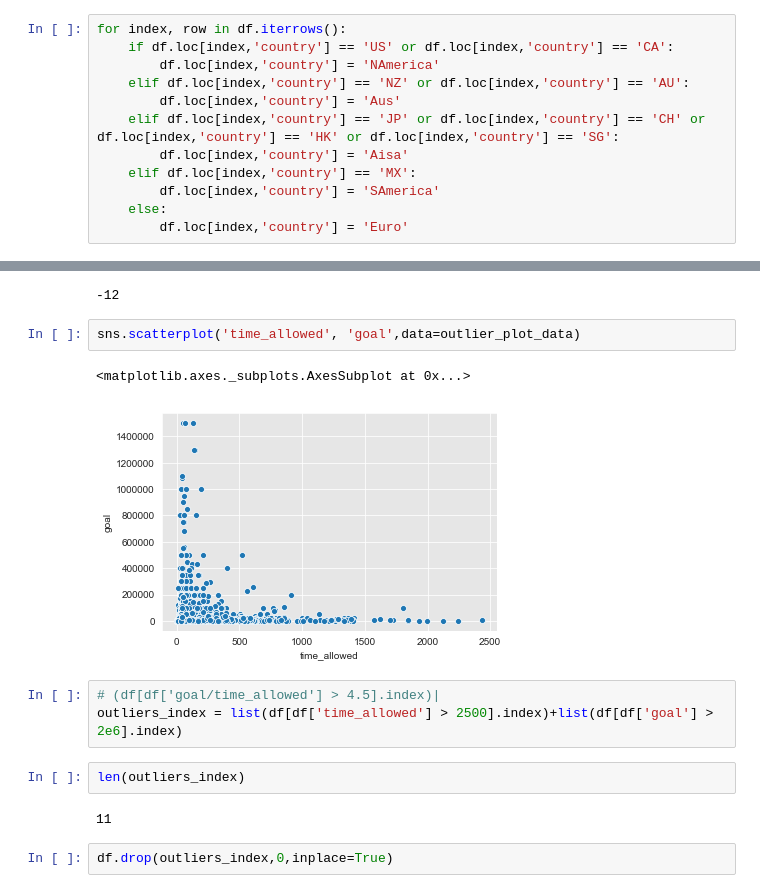
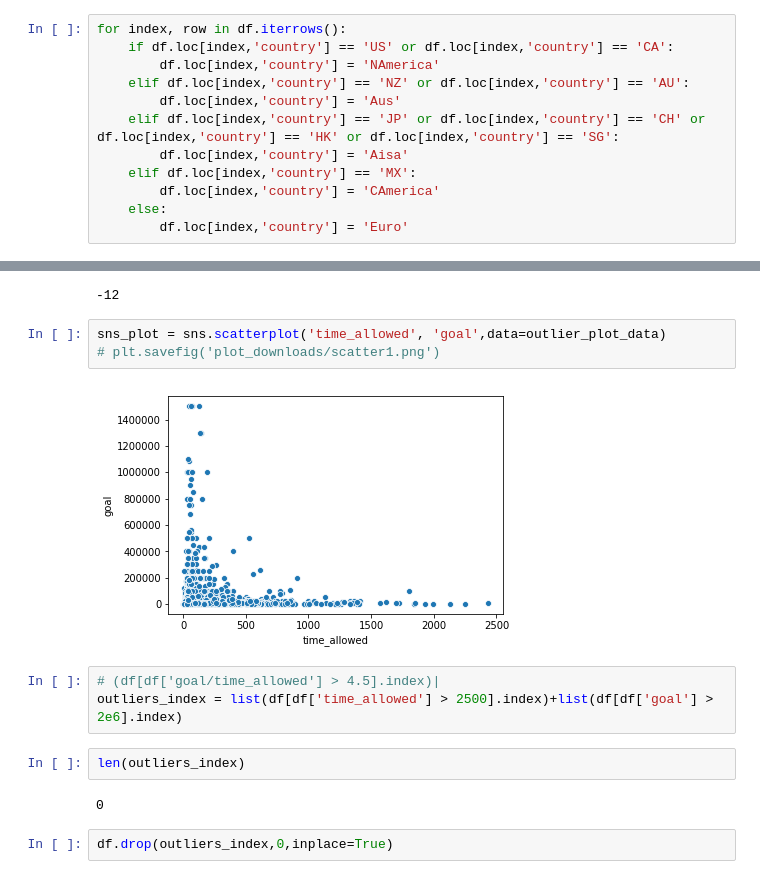
Before and after one commit to oqusous/Kickstarter_project, a Jupyter notebook: 02_EDA_&_Modelling_KSP.ipynb, the cells around one changed output, grey strips where cells are left out. Saved outputs shown, nothing was run; the diff lists cells and outputs as text.

```diff
--- a/02_EDA_&_Modelling_KSP.ipynb
+++ b/02_EDA_&_Modelling_KSP.ipynb
@@ -83,7 +92,7 @@ for index, row in df.iterrows():
     elif df.loc[index,'country'] == 'JP' or df.loc[index,'country'] == 'CH' or df.loc[index,'country'] == 'HK' or df.loc[index,'country'] == 'SG':
         df.loc[index,'country'] = 'Aisa'
     elif df.loc[index,'country'] == 'MX':
-        df.loc[index,'country'] = 'SAmerica'
+        df.loc[index,'country'] = 'CAmerica'
     else:
         df.loc[index,'country'] = 'Euro'
 # %%
@@ -161,17 +170,17 @@ len(outlier_plot_data)-df.shape[0]
 # %% [output]
 -12
 # %%
-sns.scatterplot('time_allowed', 'goal',data=outlier_plot_data)
+sns_plot = sns.scatterplot('time_allowed', 'goal',data=outlier_plot_data)
+# plt.savefig('plot_downloads/scatter1.png')
 # %% [output]
-<matplotlib.axes._subplots.AxesSubplot at 0x...>
-[figure, old version]
+[figure, new version]
 # %%
 # (df[df['goal/time_allowed'] > 4.5].index)|
 outliers_index = list(df[df['time_allowed'] > 2500].index)+list(df[df['goal'] > 2e6].index)
 # %%
 len(outliers_index)
 # %% [output]
-11
+0
 # %%
 df.drop(outliers_index,0,inplace=True)
 # %%
```
Also changed, not shown: parts of 77 cells of this notebook, 20 other files.
